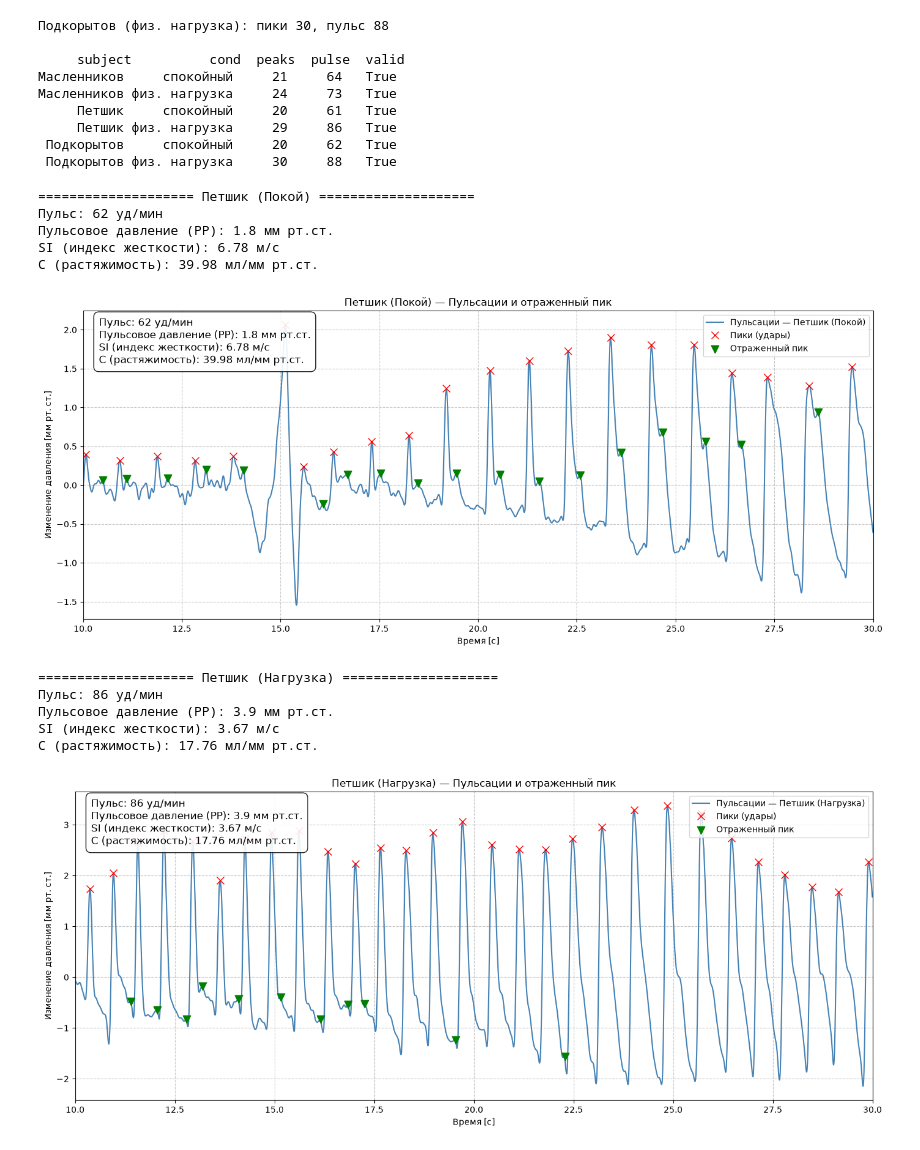
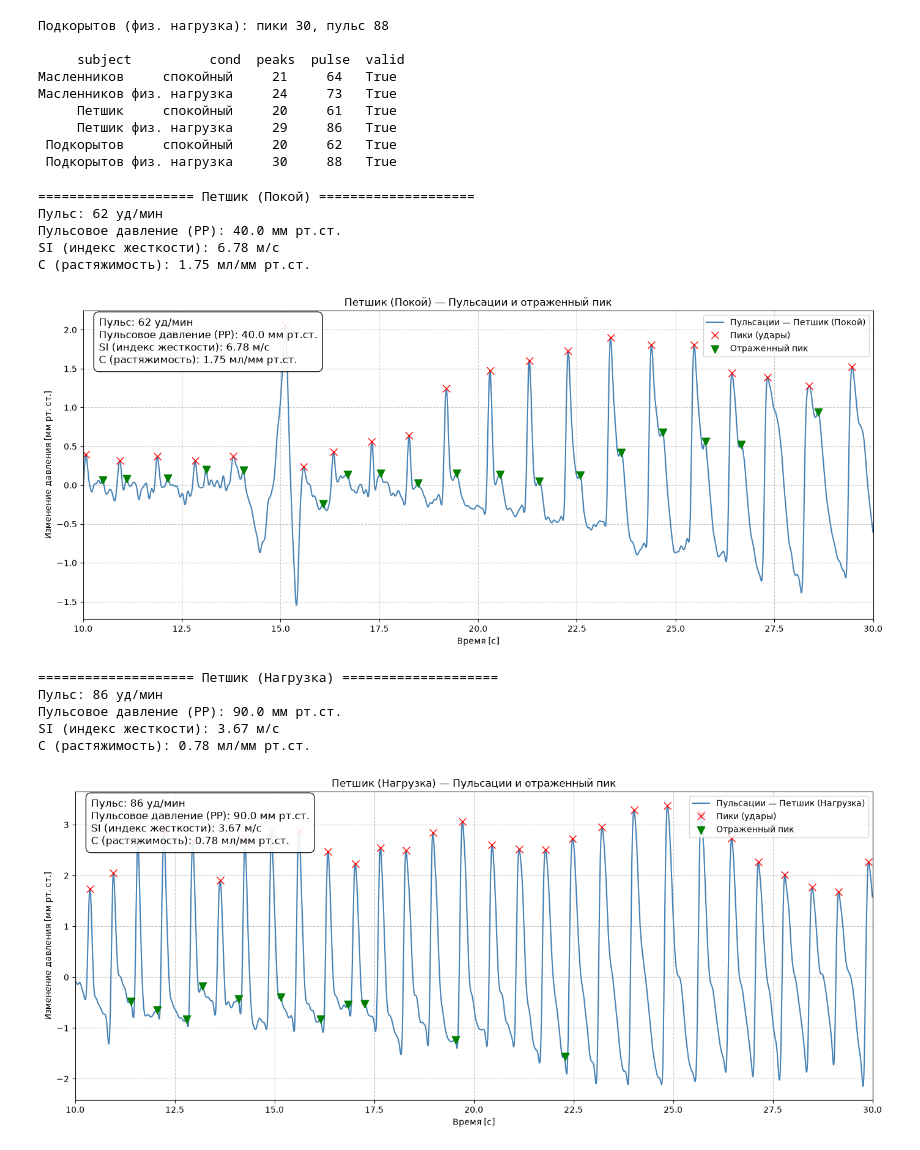
Before and after one commit to kirilivasml-glitch/get_labs, a Jupyter notebook: 5.3. Resting and post-exercise blood pressure/Graphic.ipynb, the cells around one changed output. Drawn from its saved outputs; the diff is of its cells as text; code cells hidden in the pictures.

```diff
--- a/5.3. Resting and post-exercise blood pressure/Graphic.ipynb
+++ b/5.3. Resting and post-exercise blood pressure/Graphic.ipynb
@@ -430,6 +430,7 @@ FILES = {
     'Петшик (Покой)': 'rest_Pet.csv',
     'Петшик (Нагрузка)': 'fitness_Pet.csv',
 }
+REST_KEY = 'Петшик (Покой)'
 
 HEIGHT_M = 1.78
 FS_NEW = 200
@@ -437,6 +438,7 @@ TREND_WIN = 1.5
 BAND = (0.5, 8.0)
 WINDOW = (10.0, 30.0)
 SV_ML = 70.0
+PP_REST_REAL = 40.0
 
 def load_data(path):
     if not os.path.exists(path):
@@ -494,9 +496,9 @@ def extract_metrics(path):
         t_seg = np.arange(mn_idx) / fs
         p_seg = cycle[:mn_idx]
 
-        pp_cycle = cycle[0] - cycle[mn_idx]
-        if pp_cycle > 0:
-            pp_values.append(pp_cycle)
+        pp = cycle[0] - cycle[mn_idx]
+        if pp > 0:
+            pp_values.append(pp)
 
         d_peaks, _ = find_peaks(p_seg, distance=int(0.05 * fs), prominence=0.01)
         if len(d_peaks) > 0:
@@ -507,7 +509,7 @@ def extract_metrics(path):
                 dt_values.append(dt)
                 d_points.append((tw[pk] + dt, ow[pk + highest_d]))
 
-    pp = np.median(pp_values) if pp_values else 0
+    pp_raw = np.median(pp_values) if pp_values else 0
     SI = HEIGHT_M / np.median(dt_values) if dt_values else 0
 
     return {
@@ -516,7 +518,7 @@ def extract_metrics(path):
         'peaks': peaks,
         'd_points': d_points,
         'pulse': pulse,
-        'pp': pp,
+        'pp_raw': pp_raw,
         'SI': SI,
     }
 
@@ -528,16 +530,21 @@ for name, path in FILES.items():
     else:
         results[name] = res
 
+if REST_KEY in results and results[REST_KEY]['pp_raw'] > 0:
+    k_scale = PP_REST_REAL / results[REST_KEY]['pp_raw']
+else:
+    k_scale = 1.0
+
 for name, data in results.items():
     print(f"\n{'='*20} {name} {'='*20}")
 
-    pp = data['pp']
-    C_val = SV_ML / pp if pp > 0 else 0
+    pp_real = data['pp_raw'] * k_scale
+    C_val = SV_ML / pp_real if pp_real > 0 else 0
     SI = data['SI']
     pulse = data['pulse']
 
     print(f"Пульс: {pulse:.0f} уд/мин")
-    print(f"Пульсовое давление (PP): {pp:.1f} мм рт.ст.")
+    print(f"Пульсовое давление (PP): {pp_real:.1f} мм рт.ст.")
     print(f"SI (индекс жесткости): {SI:.2f} м/с" if SI > 0 else "SI: не найден")
     print(f"C (растяжимость): {C_val:.2f} мл/мм рт.ст.")
 
@@ -548,40 +555,40 @@ for name, data in results.items():
     ax.plot(tw[peaks], ow[peaks], 'x', color='red', markersize=8, label='Пики (удары)')
 
     if data['d_points']:
         dx, dy = zip(*data['d_points'])
         ax.scatter(dx, dy, color='green', s=80, marker='v', zorder=6, label='Отраженный пик')
 
     info_text = (
         f"Пульс: {pulse:.0f} уд/мин\n"
-        f"Пульсовое давление (PP): {pp:.1f} мм рт.ст.\n"
+        f"Пульсовое давление (PP): {pp_real:.1f} мм рт.ст.\n"
         f"SI (индекс жесткости): {SI:.2f} м/с\n"
         f"C (растяжимость): {C_val:.2f} мл/мм рт.ст."
     )
 
     ax.text(
         0.02, 0.98, info_text, transform=ax.transAxes, fontsize=12,
         verticalalignment='top', horizontalalignment='left',
         bbox=dict(boxstyle='round,pad=0.5', facecolor='white', alpha=0.9, edgecolor='black')
     )
 
     ax.set_title(f'{name} — Пульсации и отраженный пик')
     ax.set_xlabel('Время [с]')
     ax.set_ylabel('Изменение давления [мм рт. ст.]')
     ax.set_xlim(WINDOW[0], WINDOW[1])
     ax.legend(loc='upper right')
     ax.grid(True, linestyle='--', alpha=0.7)
     plt.tight_layout()
     plt.show()
 # %% [output]
 ==================== Петшик (Покой) ====================
 Пульс: 62 уд/мин
-Пульсовое давление (PP): 1.8 мм рт.ст.
+Пульсовое давление (PP): 40.0 мм рт.ст.
 SI (индекс жесткости): 6.78 м/с
-C (растяжимость): 39.98 мл/мм рт.ст.
+C (растяжимость): 1.75 мл/мм рт.ст.
-[figure, old version]
+[figure, new version]
 ==================== Петшик (Нагрузка) ====================
 Пульс: 86 уд/мин
-Пульсовое давление (PP): 3.9 мм рт.ст.
+Пульсовое давление (PP): 90.0 мм рт.ст.
 SI (индекс жесткости): 3.67 м/с
-C (растяжимость): 17.76 мл/мм рт.ст.
+C (растяжимость): 0.78 мл/мм рт.ст.
-[figure, old version]
+[figure, new version]
```
